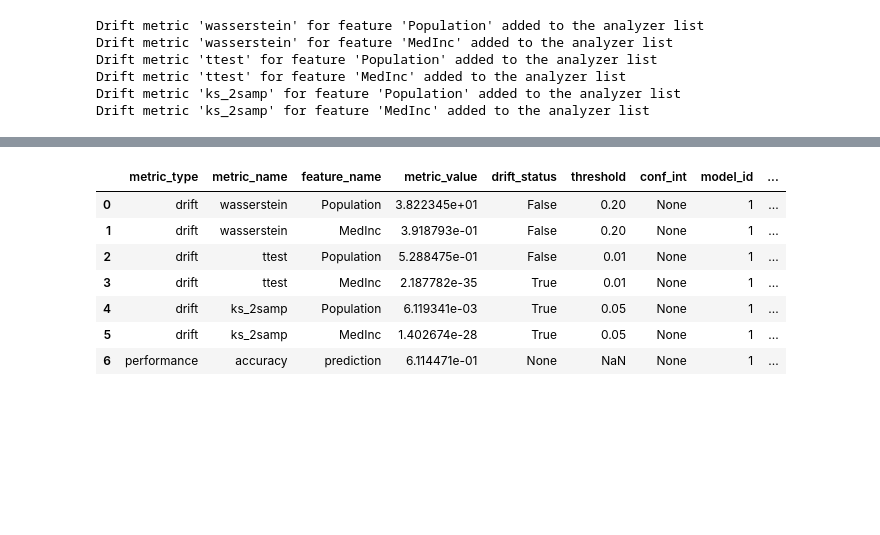
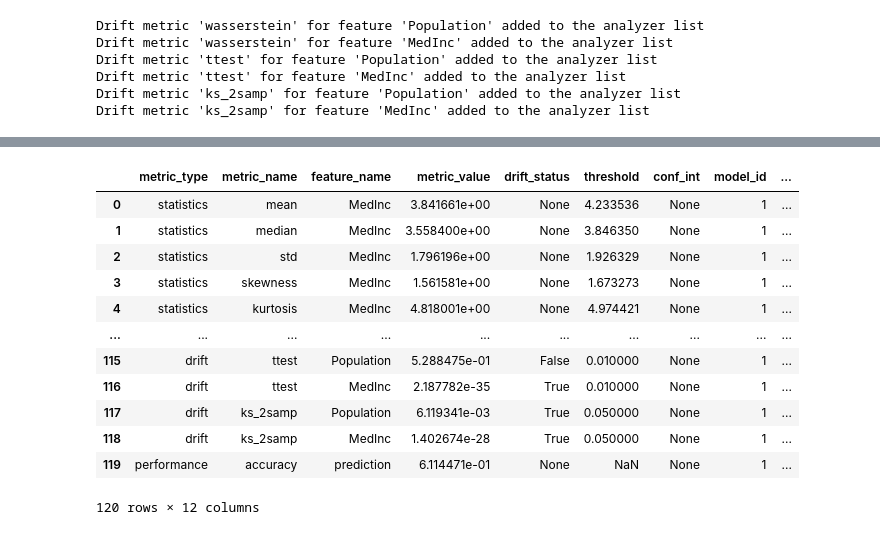
Before and after one commit to Rocket-Science-Development/pulsar_metrics, a Jupyter notebook: metric_compute_light.ipynb, the cells around one changed output, grey strips where cells are left out. Drawn from its saved outputs; the diff is of its cells as text; code cells hidden in the pictures; blank space fills up the shorter version.

```diff
--- a/metric_compute_light.ipynb
+++ b/metric_compute_light.ipynb
@@ -162,11 +182,17 @@ analysis._metadata
-# %%
-analysis.results_to_pandas()
-# %% [output]
-|  | metric_type | metric_name | feature_name | metric_value | drift_status | threshold | conf_int | model_id | ... |
-| 0 | drift | wasserstein | Population | 3.822345e+01 | False | 0.20 | None | 1 | ... |
-| 1 | drift | wasserstein | MedInc | 3.918793e-01 | False | 0.20 | None | 1 | ... |
-| 2 | drift | ttest | Population | 5.288475e-01 | False | 0.01 | None | 1 | ... |
-| 3 | drift | ttest | MedInc | 2.187782e-35 | True | 0.01 | None | 1 | ... |
-| 4 | drift | ks_2samp | Population | 6.119341e-03 | True | 0.05 | None | 1 | ... |
-| 5 | drift | ks_2samp | MedInc | 1.402674e-28 | True | 0.05 | None | 1 | ... |
-| 6 | performance | accuracy | prediction | 6.114471e-01 | None | NaN | None | 1 | ... |
+# %%
+results = analysis.results_to_pandas()
+results
+# %% [output]
+|  | metric_type | metric_name | feature_name | metric_value | drift_status | threshold | conf_int | model_id | ... |
+| 0 | statistics | mean | MedInc | 3.841661e+00 | None | 4.233536 | None | 1 | ... |
+| 1 | statistics | median | MedInc | 3.558400e+00 | None | 3.846350 | None | 1 | ... |
+| 2 | statistics | std | MedInc | 1.796196e+00 | None | 1.926329 | None | 1 | ... |
+| 3 | statistics | skewness | MedInc | 1.561581e+00 | None | 1.673273 | None | 1 | ... |
+| 4 | statistics | kurtosis | MedInc | 4.818001e+00 | None | 4.974421 | None | 1 | ... |
+| ... | ... | ... | ... | ... | ... | ... | ... | ... | ... |
+| 115 | drift | ttest | Population | 5.288475e-01 | False | 0.010000 | None | 1 | ... |
+| 116 | drift | ttest | MedInc | 2.187782e-35 | True | 0.010000 | None | 1 | ... |
+| 117 | drift | ks_2samp | Population | 6.119341e-03 | True | 0.050000 | None | 1 | ... |
+| 118 | drift | ks_2samp | MedInc | 1.402674e-28 | True | 0.050000 | None | 1 | ... |
+| 119 | performance | accuracy | prediction | 6.114471e-01 | None | NaN | None | 1 | ... |
+120 rows × 12 columns
```
Also changed, not shown: parts of 7 cells of this notebook, 3 other files.
